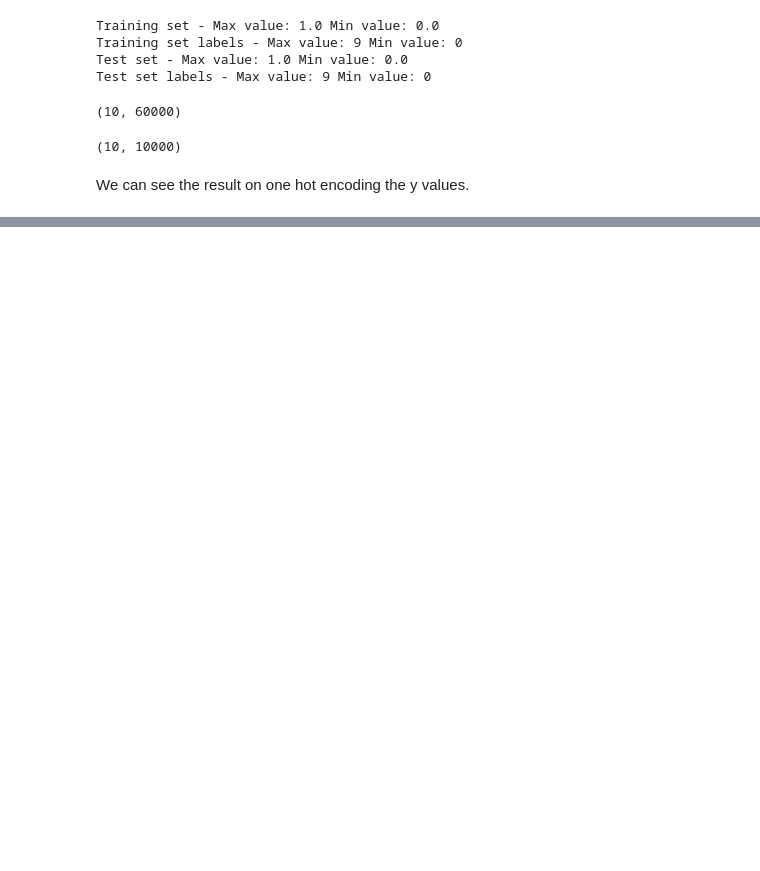
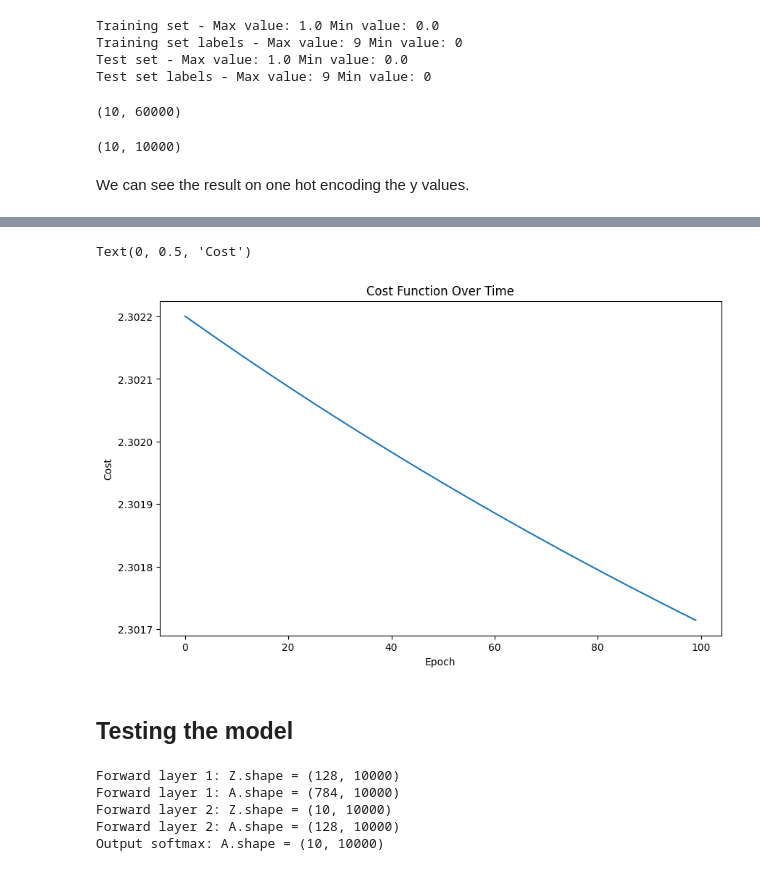
Before and after one commit to nicollorens12/DigitRecognition, a Jupyter notebook: Study.ipynb, the cells around one changed output, grey strips where cells are left out. Cells and saved outputs as stored; diff of their text form; code cells hidden in the pictures; blank space fills up the shorter version.

```diff
--- a/Study.ipynb
+++ b/Study.ipynb
@@ -147,0 +167,19 @@ TypeError: 'module' object is not callable. Did you mean: 'CustomNeuralNetwork.C
+# %%
+plt.figure(figsize=(10, 6))
+plt.plot(cost_history)
+plt.title('Cost Function Over Time')
+plt.xlabel('Epoch')
+plt.ylabel('Cost')
+# %% [output]
+Text(0, 0.5, 'Cost')
+[figure, added]
+# %% [markdown]
+## Testing the model
+# %%
+predictions = BasicNeuralNetwork.predict(test_X_normalized, params)
+# %% [output]
+Forward layer 1: Z.shape = (128, 10000)
+Forward layer 1: A.shape = (784, 10000)
+Forward layer 2: Z.shape = (10, 10000)
+Forward layer 2: A.shape = (128, 10000)
+Output softmax: A.shape = (10, 10000)
```
Also changed, not shown: parts of 8 cells of this notebook.
